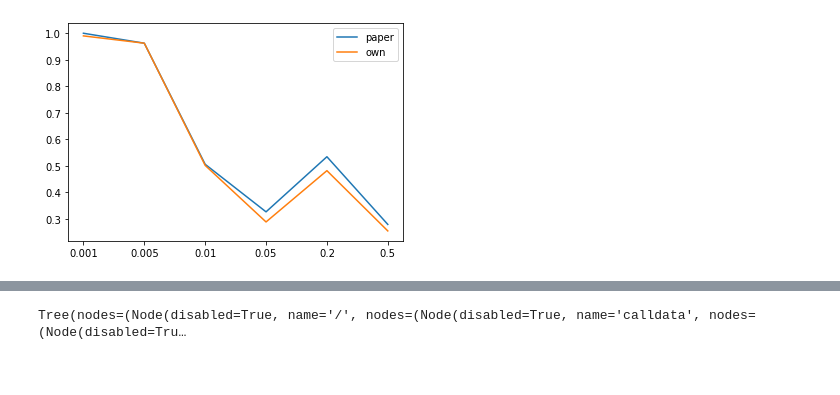
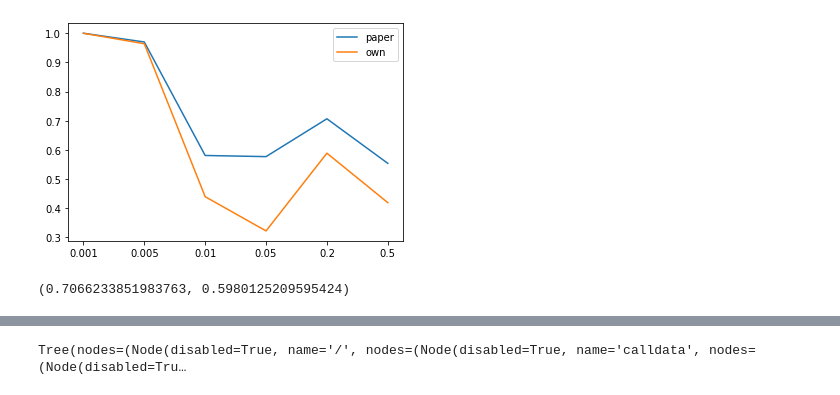
Before and after one commit to KazegamiKuon/GenImputation, a Jupyter notebook: data/process.ipynb, the cells around one changed output, grey strips where cells are left out. Cells and saved outputs as stored; diff of their text form; code cells hidden in the pictures.

```diff
--- a/data/process.ipynb
+++ b/data/process.ipynb
@@ -24,7 +22,7 @@ key_cols=[0,1,2,3,4]
 key_col_name = 'KEY'
 # get group data
 # predict
-group_list = g.get_group_file('/home/cuong/VBDI/HungProject/GenImputation/data/test/higher_model_result',key = group_file_key)
+group_list = g.get_group_file('/home/cuong/VBDI/HungProject/GenImputation/data/test/own_hybrid_result/',key = group_file_key)
 group_predict_data = {}
 for k, paths in group_list[0]:
     key = ''.join(k)
@@ -37,7 +35,7 @@ for k, paths in group_list[0]:
     key = ''.join(k)
     group_paper_data[key] = g.concat_dataframe(list(paths),**concat_datafame_params)
 # groud truth
-group_list = g.get_group_file('/home/cuong/VBDI/HungProject/GenImputation/data/test/gt_chr22_1_5',key = group_file_key)
+group_list = g.get_group_file('/home/cuong/VBDI/HungProject/GenImputation/data/test/gtruth_chr22_1_10/',key = group_file_key)
 group_gtruth_data = {}
 for k, paths in group_list[0]:
     key = ''.join(k)
@@ -60,13 +58,15 @@ gtruth_data_keys = gtruth_data[key_cols].apply(lambda row: '_'.join(row.values.a
 
 assert np.all(predict_data_keys == gtruth_data_keys), 'not same key'
 # %%
-y_paper_pred = paper_data.values[:,6:]
-y_me_pred = predict_data.values[:,5:]
+y_paper_pred = paper_data.values[:,5:]
+y_me_pred = predict_data.values[:,6:]
 mafs = gtruth_data.values[:,5]
 y_true = gtruth_data.values[:,6:]
 labels, r2_data = po.plot_r2_by_maf(mafs,y_true,{'paper':y_paper_pred,'own':y_me_pred})
+r2_score(y_true,y_paper_pred), r2_score(y_true,y_me_pred)
 # %% [output]
-[figure, old version]
+[figure, new version]
+(0.7066233851983763, 0.5980125209595424)
 # %%
 vcfpath = './raw/G1K_chr22.vcf.gz'
 zarr_path = vhelper.vcf_to_zarr(vcfpath)
```
Also changed, not shown: parts of 2 cells of this notebook, 30 other files.
